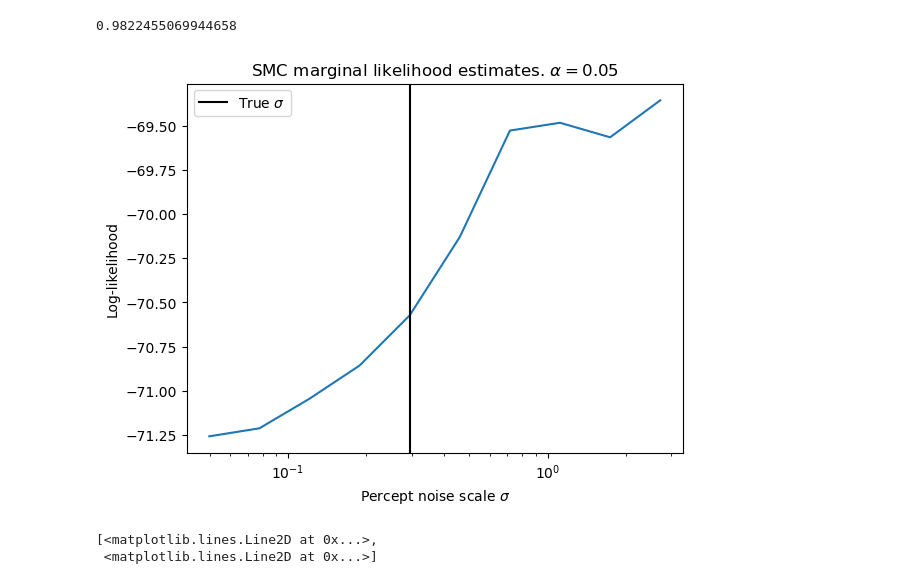
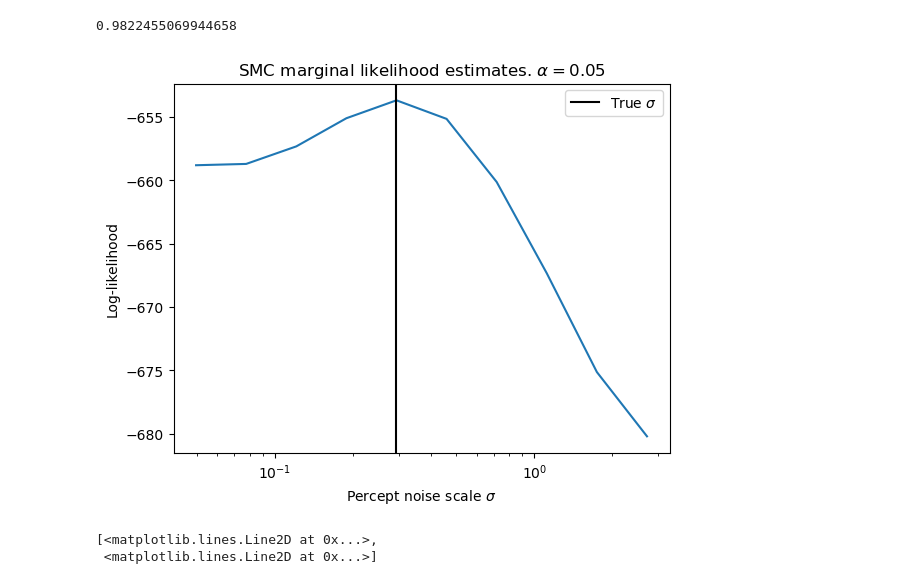
Before and after one commit to HAM41/LearningRules, a Jupyter notebook: learningrules.ipynb, the cells around one changed output. Cells and saved outputs as stored; diff of their text form; code cells hidden in the pictures.

```diff
--- a/learningrules.ipynb
+++ b/learningrules.ipynb
@@ -437,9 +437,9 @@ x_range = np.linspace(-1,1,20)
 def update_values(V_L, V_R, x, y, x_hat, alpha, sigma):
     assert float(y) in [0., 1.]
     if y==1:
-        V_R = V_R + alpha*(reward(x,y) - Phi(x/sigma)*V_R)
+        V_R = V_R + alpha*(reward(x,y) - Phi(x_hat/sigma)*V_R)
     else:
-        V_L = V_L + alpha*(reward(x,y) - Phi(-x/sigma)*V_L)
+        V_L = V_L + alpha*(reward(x,y) - Phi(-x_hat/sigma)*V_L)
     return [V_L, V_R]
 
 def decision(x_hat, V, sigma, softmax=False):
@@ -706,7 +706,7 @@ def bootstrap_filter(N, data, alpha, sigma, softmax=False):
         else:
             tilde_V_t = np.array([
                 update_values(_V_t[0], _V_t[1], X[t-1], Y[t-1], _xhat_t, alpha, sigma)
-                for _xhat_t, _V_t in zip(tilde_xhat_t, tilde_V_t)
+                for _xhat_t, _V_t in zip(xhat_t, V_t)
                 ])
         tilde_xhat_t = X[t] + sigma * np.random.randn(N)
 
@@ -749,8 +749,8 @@ sigma_range = np.exp(np.linspace(-3,1,10))
 true_alpha = 0.05 # alpha_range[4]
 true_sigma = sigma_range[4] #0.2
 use_softmax = True
-T = 20
-N = 50
+T = 200
+N = 500
 n_trials = 5
 
 # Define the Gaussian function
@@ -782,34 +782,34 @@ for i in tqdm(range(n_trials)):
     # # alpha_estimate = popt[1]
     # alpha_estimate = alpha_range[np.argmax(lik_vals)]
     # print(alpha_estimate)
     # alpha_estimates.append(alpha_estimate)
 
 
 # fig, ax = plt.subplots()
 # ax.plot(alpha_estimates, '.')
 # ax.axhline(y=true_alpha, c='k')
 # ax.set_ylim([alpha_range[0], alpha_range[-1]])
 # plt.show();
 
 vals = np.array(vals)
 mean, std = np.mean(vals, axis=0), np.std(vals, axis=0)
 fig, ax = plt.subplots()
 ax.plot(sigma_range, np.sum(vals, axis=0))
 # ax.axvline(x=true_alpha, c='k', label=r'True $\alpha$')
 ax.axvline(x=true_sigma, c='k', label=r'True $\sigma$')
 # ax.plot(alpha_range, vals.T, c='tab:grey')
 # ax.fill_between(alpha_range, mean-std, mean+std, alpha=0.3, color='tab:blue')
 ax.legend()
 # ax.set_xlabel(r'Learning rate $\alpha$')
 ax.set_xlabel(r'Percept noise scale $\sigma$')
 ax.set_ylabel('Log-likelihood')
 # ax.set_title(f'SMC marginal likelihood estimates. $\sigma=${true_sigma:1.2f}')
 ax.set_title(r'SMC marginal likelihood estimates. $\alpha=$'+f'{true_alpha:1.2f}')
 ax.set_xscale('log')
 # plt.savefig(f'figures/alpha_inference_sigma{true_sigma}_softmax{use_softmax}_T{T}_N{N}_ntrials{n_trials}.eps', format='eps')
 # plt.savefig(f'figures/sigma_inference_alpha{true_alpha}_softmax{use_softmax}_T{T}_N{N}_ntrials{n_trials}.eps', format='eps')
 # %% [output]
-[figure, old version]
+[figure, new version]
 # %%
 X, Y, X_hat,V = simulate(200, alpha=true_alpha, sigma=true_sigma, softmax=False)
 plt.figure()
```
Also changed, not shown: parts of 5 cells of this notebook, 2 other files.
